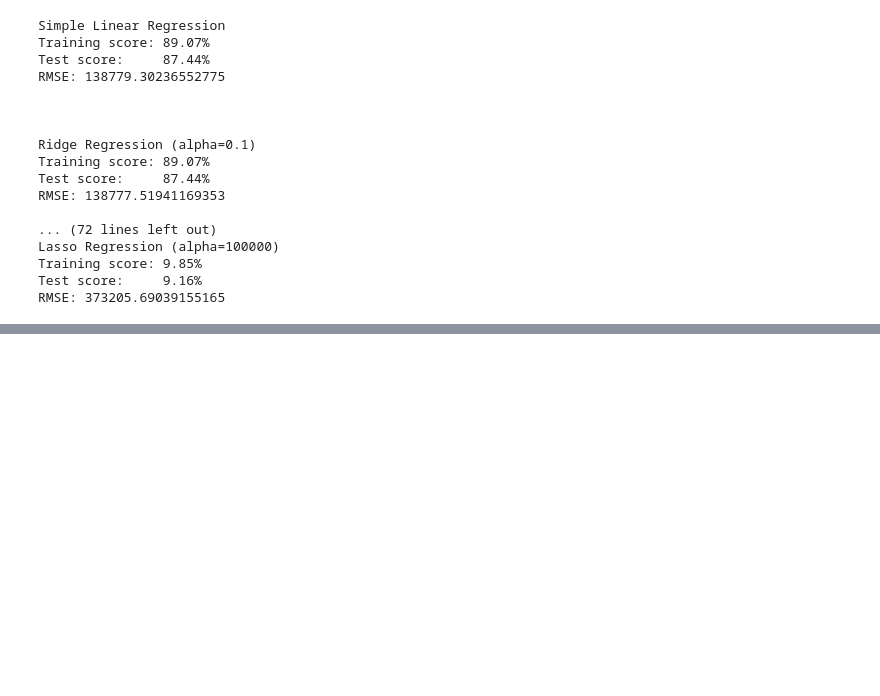
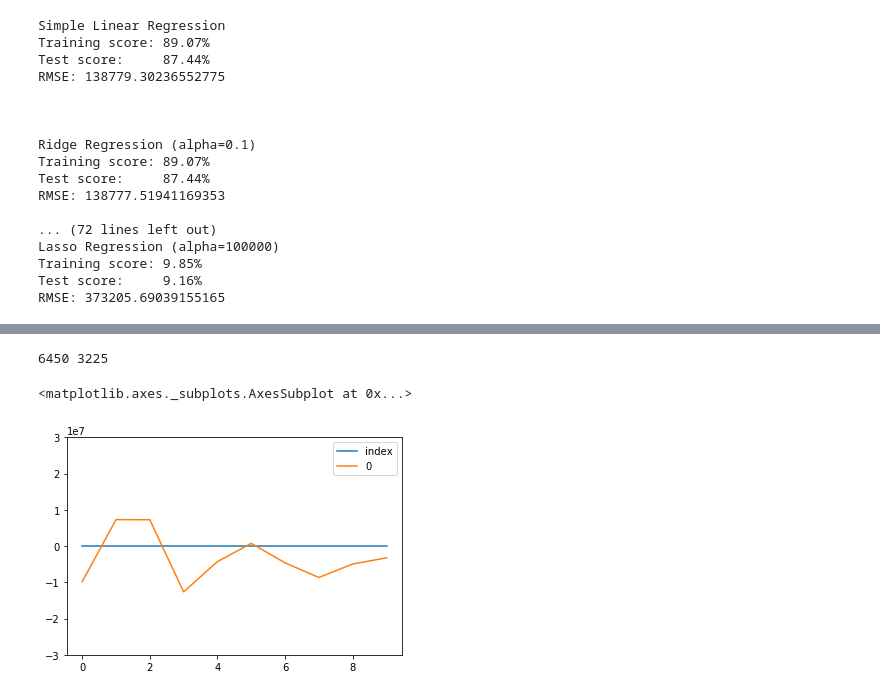
Before and after one commit to graxel/rainy_day, a Jupyter notebook: Modelling.ipynb, the cells around one changed output, grey strips where cells are left out. Cells and saved outputs as stored; diff of their text form; code cells hidden in the pictures; blank space fills up the shorter version.

```diff
--- a/Modelling.ipynb
+++ b/Modelling.ipynb
@@ -130,0 +447,9 @@ RMSE: 373205.69039155165
+# %%
+series = pd.Series(np.fft.fft(chi_data['total_rides']))
+print(len(series), len(series)//2)
+new_series = series.iloc[len(series)//2:].reset_index().iloc[:10]
+new_series.plot(ylim=(-3e7,3e7))
+# %% [output]
+6450 3225
+<matplotlib.axes._subplots.AxesSubplot at 0x...>
+[figure, added]
```
Also changed, not shown: parts of 23 cells of this notebook, 2 other files.
